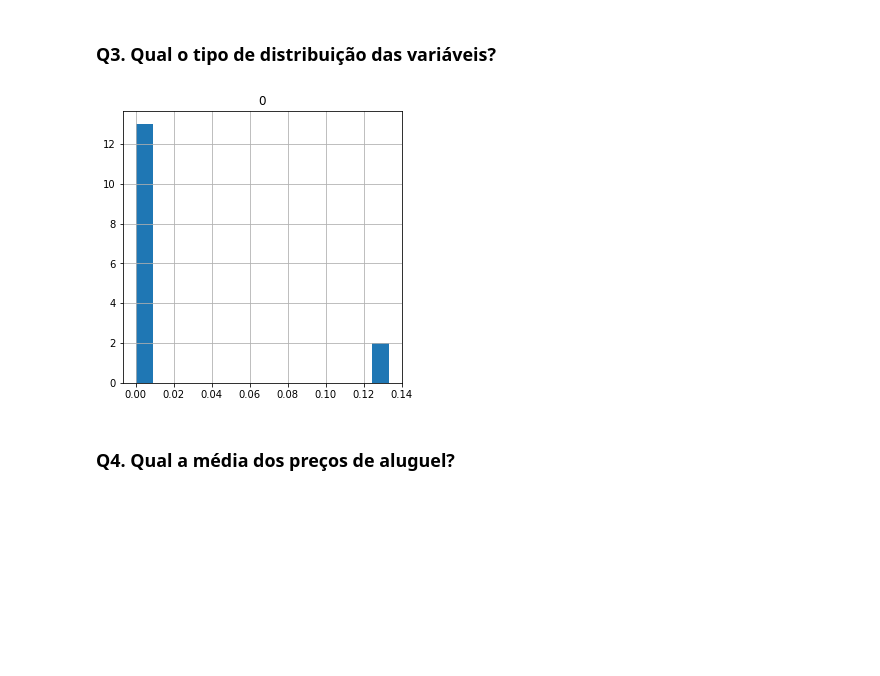
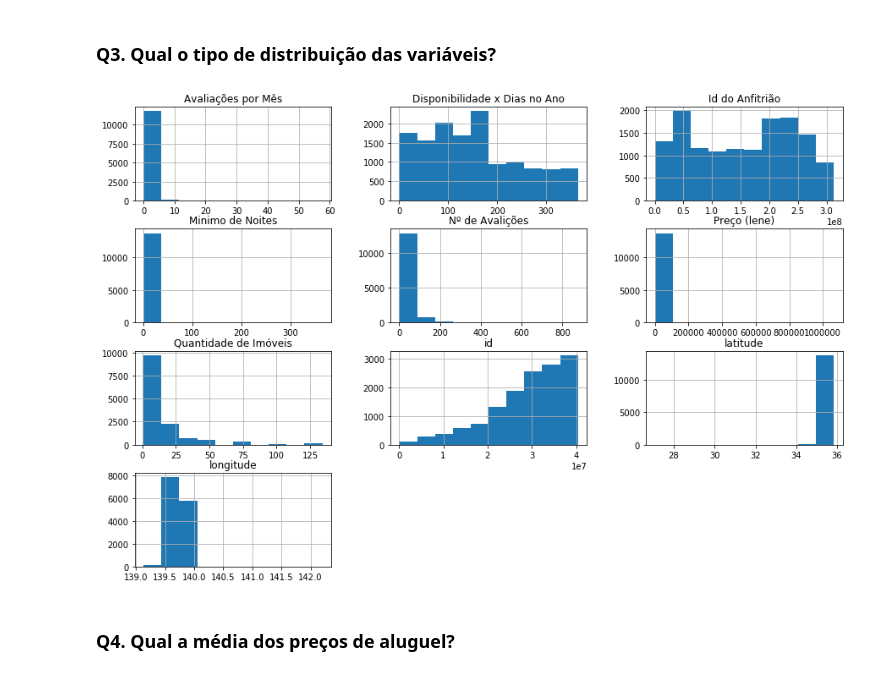
Before and after one commit to eliasfeitoza/Curso-Data-Science-na-Pratica, a Jupyter notebook: [TEMPLATE]_Analisando_os_Dados_do_Airbnb.ipynb, the cells around one changed output. Drawn from its saved outputs; the diff is of its cells as text; code cells hidden in the pictures; blank space fills up the shorter version.

```diff
--- a/[TEMPLATE]_Analisando_os_Dados_do_Airbnb.ipynb
+++ b/[TEMPLATE]_Analisando_os_Dados_do_Airbnb.ipynb
@@ -159,8 +159,8 @@ nome do arquivo (`listings.csv.gz`).
 # %%
 # ordenar em ordem decrescente as variáveis por seus valores ausentes em percentual
 percentage = (df.isnull().sum() / df.shape[0]).sort_values(ascending=False)
-df = pd.DataFrame(percentage)
-df.style.format("{:.2%}")
+df_n = pd.DataFrame(percentage)
+df_n.style.format("{:.2%}")
 # %% [output]
 |  | 0 |
 | Avaliações por Mês | 13.34% |
@@ -182,9 +182,9 @@ df.style.format("{:.2%}")
 ### **Q3. Qual o tipo de distribuição das variáveis?**
 # %%
 # plotar o histograma das variáveis numéricas
-df.hist(bins=15, figsize=(5,5));
+df.hist(bins=10, figsize=(15,10));
 # %% [output]
-[figure, old version]
+[figure, new version]
 # %% [markdown]
 ### **Q4. Qual a média dos preços de aluguel?**
 # %%
```
